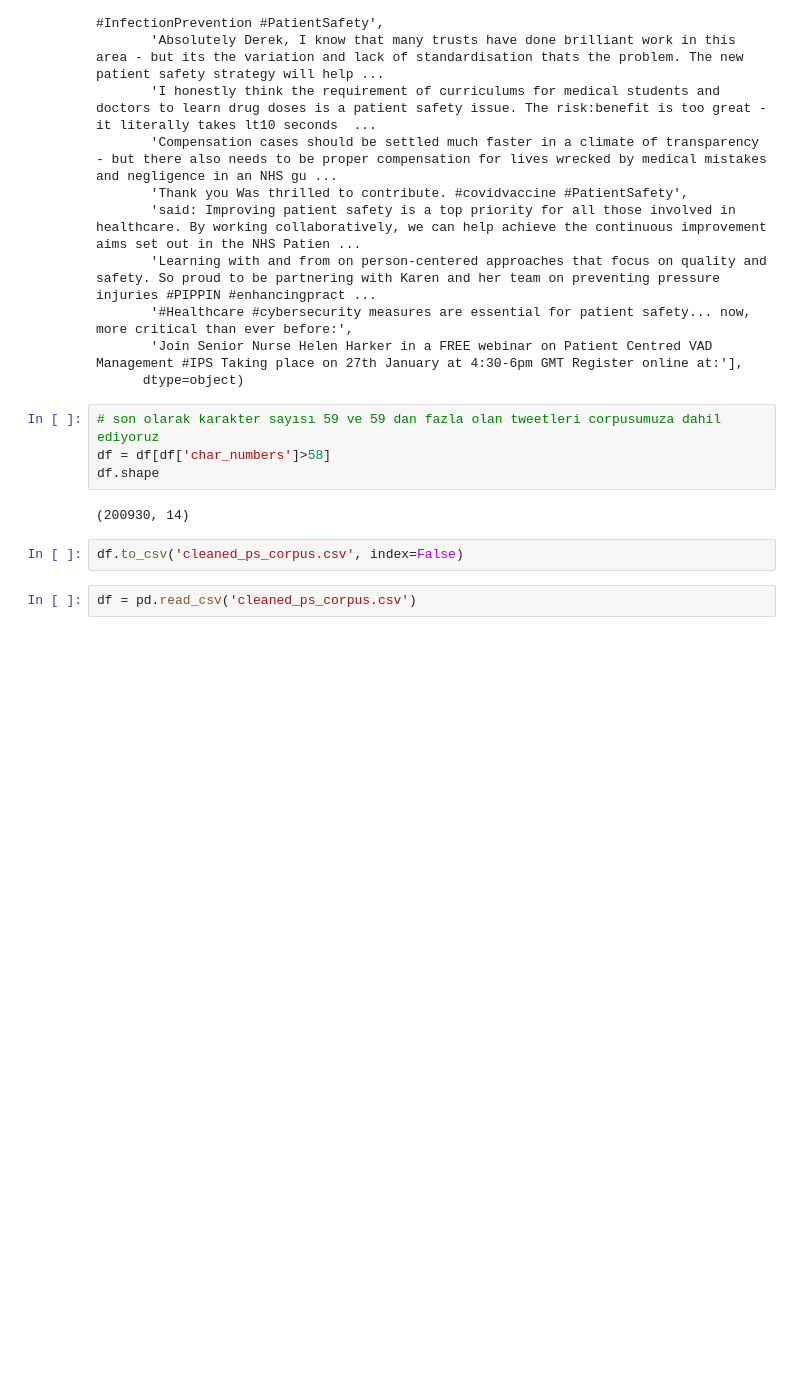
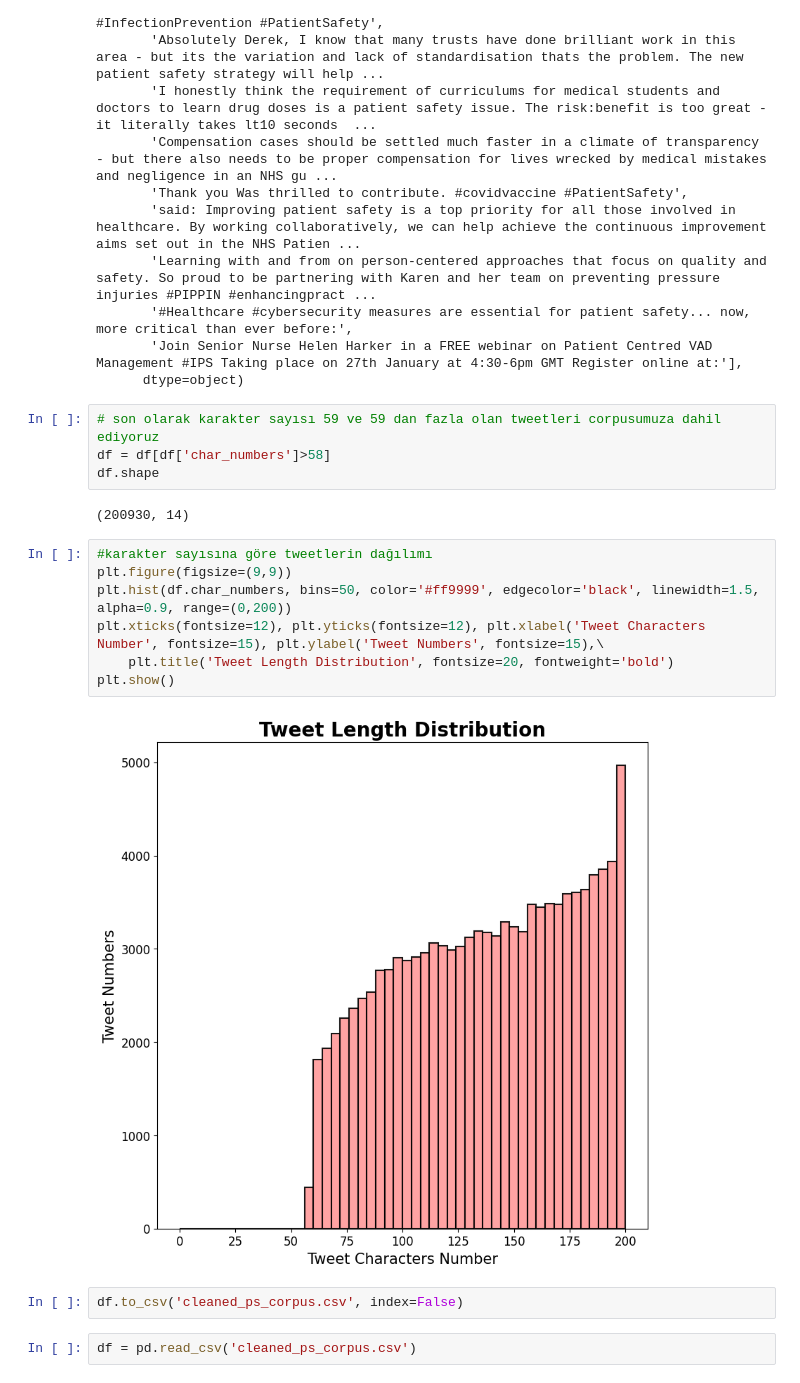
Before and after one commit to bunyaminkeles/tweet_analysis, a Jupyter notebook: analiz-1.ipynb, the cells around one changed output. Drawn from its saved outputs; the diff is of its cells as text; blank space fills up the shorter version.

```diff
--- a/analiz-1.ipynb
+++ b/analiz-1.ipynb
@@ -401,6 +407,15 @@ df = df[df['char_numbers']>58]
 df.shape
 # %% [output]
 (200930, 14)
+# %%
+#karakter sayısına göre tweetlerin dağılımı
+plt.figure(figsize=(9,9))
+plt.hist(df.char_numbers, bins=50, color='#ff9999', edgecolor='black', linewidth=1.5, alpha=0.9, range=(0,200))
+plt.xticks(fontsize=12), plt.yticks(fontsize=12), plt.xlabel('Tweet Characters Number', fontsize=15), plt.ylabel('Tweet Numbers', fontsize=15),\
+    plt.title('Tweet Length Distribution', fontsize=20, fontweight='bold')
+plt.show()
+# %% [output]
+[figure, added]
 # %%
 df.to_csv('cleaned_ps_corpus.csv', index=False)
 # %%
```
Also changed, not shown: parts of 4 cells of this notebook, 1 other file.
